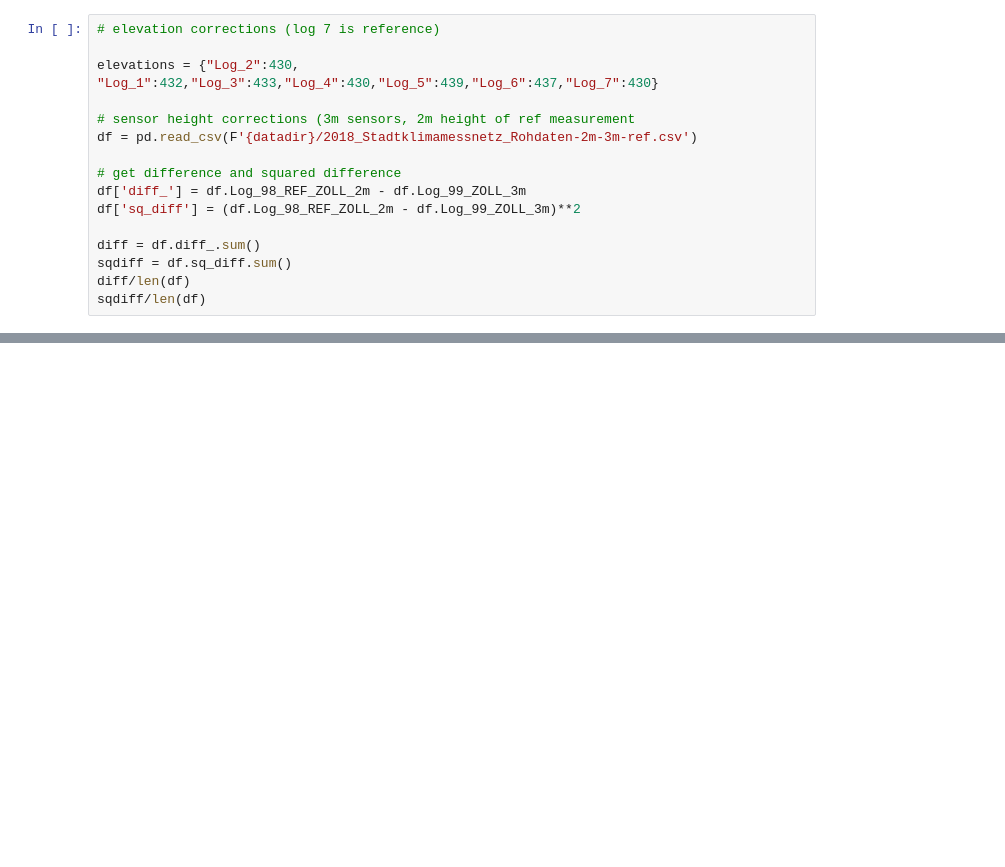
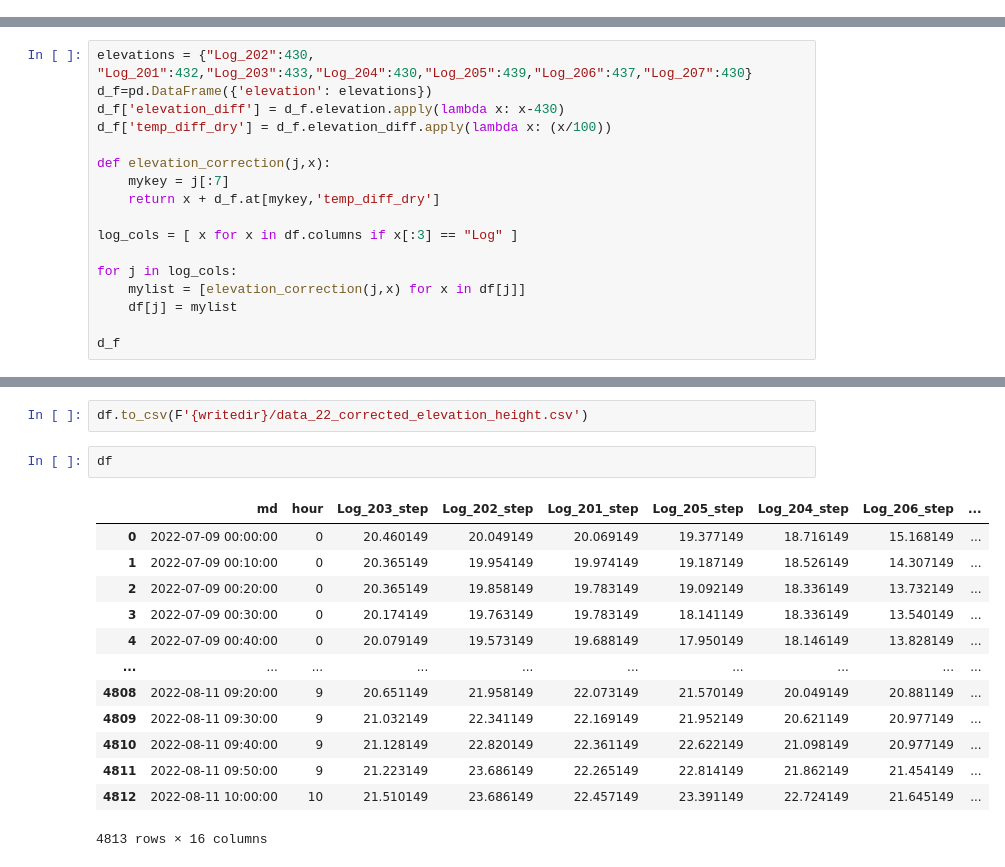
Before and after one commit to thorerismann/btemps, a Jupyter notebook: notebooks/exploratory/1.0-ge-intial-corrections.ipynb, the cells around one changed output, grey strips where cells are left out. Saved outputs shown, nothing was run; the diff lists cells and outputs as text; blank space fills up the shorter version.

```diff
--- a/notebooks/exploratory/1.0-ge-intial-corrections.ipynb
+++ b/notebooks/exploratory/1.0-ge-intial-corrections.ipynb
@@ -15,16 +117,0 @@ figdir=os.path.abspath(os.path.join(os.path.dirname(thedir), '..', 'figures'))
-# %%
-# elevation corrections (log 7 is reference)
-
-elevations = {"Log_2":430, "Log_1":432,"Log_3":433,"Log_4":430,"Log_5":439,"Log_6":437,"Log_7":430}
-
-# sensor height corrections (3m sensors, 2m height of ref measurement
-df = pd.read_csv(F'{datadir}/2018_Stadtklimamessnetz_Rohdaten-2m-3m-ref.csv')
-
-# get difference and squared difference
-df['diff_'] = df.Log_98_REF_ZOLL_2m - df.Log_99_ZOLL_3m
-df['sq_diff'] = (df.Log_98_REF_ZOLL_2m - df.Log_99_ZOLL_3m)**2
-
-diff = df.diff_.sum()
-sqdiff = df.sq_diff.sum()
-diff/len(df)
-sqdiff/len(df)
@@ -36,0 +118,17 @@ sqdiff/len(df)
+# %%
+elevations = {"Log_202":430, "Log_201":432,"Log_203":433,"Log_204":430,"Log_205":439,"Log_206":437,"Log_207":430}
+d_f=pd.DataFrame({'elevation': elevations})
+d_f['elevation_diff'] = d_f.elevation.apply(lambda x: x-430)
+d_f['temp_diff_dry'] = d_f.elevation_diff.apply(lambda x: (x/100))
+
+def elevation_correction(j,x):
+    mykey = j[:7]
+    return x + d_f.at[mykey,'temp_diff_dry']
+
+log_cols = [ x for x in df.columns if x[:3] == "Log" ]
+
+for j in log_cols:
+    mylist = [elevation_correction(j,x) for x in df[j]]
+    df[j] = mylist
+
+d_f
@@ -36,0 +144,18 @@ sqdiff/len(df)
+# %%
+df.to_csv(F'{writedir}/data_22_corrected_elevation_height.csv')
+# %%
+df
+# %% [output]
+|  | md | hour | Log_203_step | Log_202_step | Log_201_step | Log_205_step | Log_204_step | Log_206_step | ... |
+| 0 | 2022-07-09 00:00:00 | 0 | 20.460149 | 20.049149 | 20.069149 | 19.377149 | 18.716149 | 15.168149 | ... |
+| 1 | 2022-07-09 00:10:00 | 0 | 20.365149 | 19.954149 | 19.974149 | 19.187149 | 18.526149 | 14.307149 | ... |
+| 2 | 2022-07-09 00:20:00 | 0 | 20.365149 | 19.858149 | 19.783149 | 19.092149 | 18.336149 | 13.732149 | ... |
+| 3 | 2022-07-09 00:30:00 | 0 | 20.174149 | 19.763149 | 19.783149 | 18.141149 | 18.336149 | 13.540149 | ... |
+| 4 | 2022-07-09 00:40:00 | 0 | 20.079149 | 19.573149 | 19.688149 | 17.950149 | 18.146149 | 13.828149 | ... |
+| ... | ... | ... | ... | ... | ... | ... | ... | ... | ... |
+| 4808 | 2022-08-11 09:20:00 | 9 | 20.651149 | 21.958149 | 22.073149 | 21.570149 | 20.049149 | 20.881149 | ... |
+| 4809 | 2022-08-11 09:30:00 | 9 | 21.032149 | 22.341149 | 22.169149 | 21.952149 | 20.621149 | 20.977149 | ... |
+| 4810 | 2022-08-11 09:40:00 | 9 | 21.128149 | 22.820149 | 22.361149 | 22.622149 | 21.098149 | 20.977149 | ... |
+| 4811 | 2022-08-11 09:50:00 | 9 | 21.223149 | 23.686149 | 22.265149 | 22.814149 | 21.862149 | 21.454149 | ... |
+| 4812 | 2022-08-11 10:00:00 | 10 | 21.510149 | 23.686149 | 22.457149 | 23.391149 | 22.724149 | 21.645149 | ... |
+4813 rows × 16 columns
```
Also changed, not shown: parts of 12 cells of this notebook, 9 other files.
